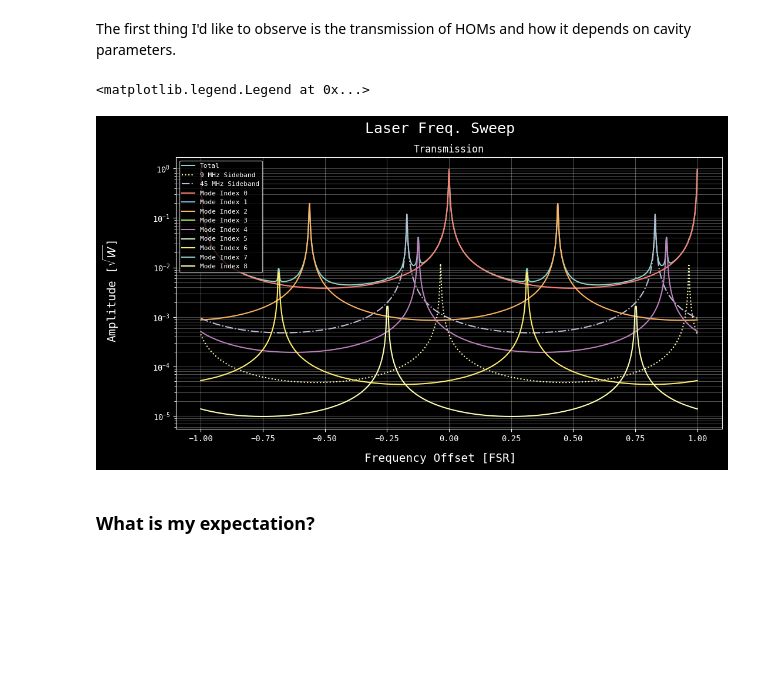
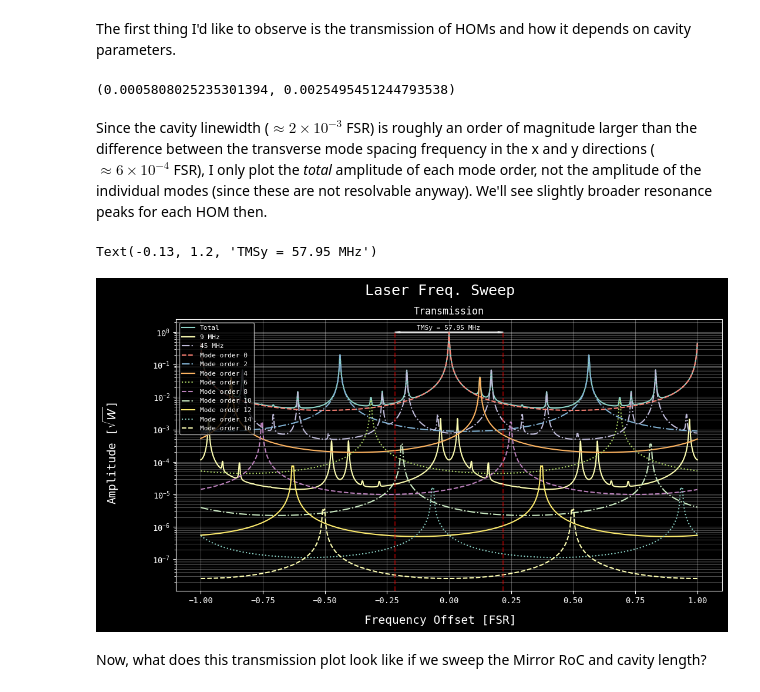
Before and after one commit to chance-jackson/ce-omc, a Jupyter notebook: aLIGO-omc/aLIGO_OMC_Sim.ipynb, the cells around one changed output. Cells and saved outputs as stored; diff of their text form; code cells hidden in the pictures; blank space fills up the shorter version.

Commit message:
considering higher mode orders (m+n = 16)

```diff
--- a/aLIGO-omc/aLIGO_OMC_Sim.ipynb
+++ b/aLIGO-omc/aLIGO_OMC_Sim.ipynb
@@ -14,9 +14,8 @@ import matplotlib as mpl
 import matplotlib.pyplot as plt
 from matplotlib import rc
 from cycler import cycler
+lines = ['--', '-.', '-', ':']
 mpl.rcParams['axes.prop_cycle'] = cycler(color=['#000E54','#F76900','#FF8E00'])
-linestyle_cycler = cycler('linestyle',['-','--',':','-.'])
-rc('axes', prop_cycle=linestyle_cycler)
 rc('font', **{'family': 'monospace'})
 plt.style.use("dark_background")
 # %% [markdown]
@@ -289,6 +338,12 @@ TMSy = omc.OMC.mode_separation[1]
 finesse = omc.OMC.finesse
+# %%
+# Quick comparison of TMSx/y and cavity linewidth (FWHM):
+(TMSx-TMSy)/FSR, FWHM/FSR
+#We see that cavity linewidth is about an order of mag. larger.
+# %% [output]
+(0.0005808025235301394, 0.0025495451244793538)
 # %%
-sol = omc.run(f"xaxis(Input.f, lin, -{omc.OMC.FSR}, {omc.OMC.FSR}, 2000)")
+sol = omc.run(f"""xaxis(M3.phi, lin, -180, 180, 2000)""") #sweeping cavity mirror tuning (deg.)
 # %%
 total_amp_carrier = 0
 for hom in omc.homs:
@@ -301,35 +362,47 @@ total_amp_45 += np.abs(sol[f"A_00_45_0"])**2
+# %%
+def plotting_orders(sol: dict, order_list: list, hom_list: list,f: float = 0):
+    hom_amp = []                                                 #list for storing HOM amplitudes
+    for order in order_list:                                     #horrible nesting happening here...avert your gaze
+        total_hom = 0                                            #var for storing amp of single HOM
+        str_list = []                                            #list for storing names of amplitude detectors
+        for hom in hom_list:                                     #for HOM in my list of present HOMs
+           if hom[0] + hom[1] == order and hom[0] == hom[1]:     #if m+n = order and m=n
+               str_list.append(f"A_{hom[0]}_{hom[1]}_0_{order}") #append name in dictionary
+           elif hom[0] + hom[1] == order and hom[0] != hom[1]:   #else
+               str_list.append(f"A_{hom[0]}_{hom[1]}_0_{order}") #append name in dictionary
+        for st in str_list:                                      #this is a silly work around, but it is working
+           total_hom += np.abs(sol[st])**2
+        hom_amp.append(total_hom)
+    return hom_amp
+# %% [markdown]
+Since the cavity linewidth ($\approx 2\times 10^{-3}$ FSR) is roughly an order of magnitude larger than the difference between the transverse mode spacing frequency in the x and y directions ($\approx 6\times 10^{-4}$ FSR), I only plot the *total* amplitude of each mode order, not the amplitude of the individual modes (since these are not resolvable anyway). We'll see slightly broader resonance peaks for each HOM then.
 # %%
 fig, axs = plt.subplots(ncols = 1, figsize=(12,6))
+xaxis = sol.x1/180 #I want it normalized to FSR, 180 deg phase offset = 1 FSR frequency offset
+axs.set_title("Transmission")
+axs.semilogy(xaxis,np.sqrt(total_amp_carrier + total_amp_9 + total_amp_45),label='Total') # plot total (sqrt(square cont.))
+axs.semilogy(xaxis, np.sqrt(total_amp_9),label='9 MHz',linestyle='-')
+axs.semilogy(xaxis, np.sqrt(total_amp_45),label='45 MHz',linestyle='-.')
+orders = [0,2,4,6,8,10,12,14,16]
+hom_amp = plotting_orders(sol, orders, omc.homs)
+i = 0
+for hom in hom_amp:
+    axs.semilogy(xaxis, np.sqrt(hom), label=f'Mode order {orders[i]}',linestyle=lines[i%4])
+    i += 1
 
-axs.set_title("Transmission")
-axs.semilogy(sol.x1/FSR,np.sqrt(total_amp_carrier + total_amp_9 + total_amp_45),label='Total') # plot total (sqrt(square cont.))
-axs.semilogy(sol.x1/FSR, np.sqrt(total_amp_9),label='9 MHz Sideband',linestyle=':')
-axs.semilogy(sol.x1/FSR, np.sqrt(total_amp_45),label='45 MHz Sideband',linestyle='-.')
-
-def plotting_orders(sol: dict, order_list: list, hom_list: list,f: float = 0):
-    for order in order_list: #horrible nesting happening here...avert your gaze
-        total_hom = 0
-        str_list = []
-        for hom in hom_list: #for HOM in my list of present HOM
-           if hom[0] + hom[1] == order and hom[0] == hom[1]: #if m+n = order and m=n
-               str_list.append(f"A_{hom[0]}{hom[1]}_0_{order}") #append name in dictionary
-           elif hom[0] + hom[1] == order and hom[0] != hom[1]: #else
-               str_list.append(f"A_{hom[0]}{hom[1]}_0_{order}") #append name in dictionary
-        for st in str_list: #this is a silly work around, but it is working
-           total_hom += np.abs(sol[st])**2
-        axs.semilogy(sol.x1/FSR,np.sqrt(total_hom),label = f"Mode Index {order}") #plot
-
-plotting_orders(sol, np.arange(0,9,1), omc.homs)
-#axs.semilogy(sol.x1/FSR, np.sqrt(np.abs(sol[f"A_02_0_2"])**2 + np.abs(sol[f"A_20_0_2"])**2 + np.abs(sol[f"A_11_0_2"])**2),label='Manual')
-fig.supylabel(r'Amplitude [$\sqrt{W}$]',fontsize=14)
-fig.supxlabel('Frequency Offset [FSR]',fontsize=14)
+axs.set_ylabel(r'Amplitude [$\sqrt{W}$]',fontsize=14)
+axs.set_xlabel('Frequency Offset [FSR]',fontsize=14)
 fig.suptitle('Laser Freq. Sweep',fontsize=18)
 axs.grid(which='both',alpha=0.3)
-axs.legend(fontsize=8)
-
+axs.legend(fontsize=6,loc='upper left')
+axs.axvline(TMSy/FSR,0,0.95,label='TMS',color='red',alpha=0.5,linestyle='dashed')
+axs.arrow(0,1,TMSy/FSR,0,length_includes_head=True,head_width = 0.080,head_length = 0.022,shape='full')
+axs.axvline(-TMSy/FSR,0,0.95,label='TMS',color='red',alpha=0.5,linestyle='dashed')
+axs.arrow(0,1,-TMSy/FSR,0,length_includes_head=True,head_width = 0.080,head_length = 0.022,shape='full')
+axs.text(-0.13,1.2,f"TMSy = {np.round(TMSy/1e6,2)} MHz",fontsize=8)
 #plt.savefig('laser_sweep_OMC.png',dpi=300,bbox_inches = 'tight')
 # %% [output]
-<matplotlib.legend.Legend at 0x...>
+Text(-0.13, 1.2, 'TMSy = 57.95 MHz')
-[figure, old version]
+[figure, new version]
-# %% [markdown]
-### What is my expectation?
+# %% [markdown]
+Now, what does this transmission plot look like if we sweep the Mirror RoC and cavity length?
```
Also changed, not shown: parts of 19 cells of this notebook.
